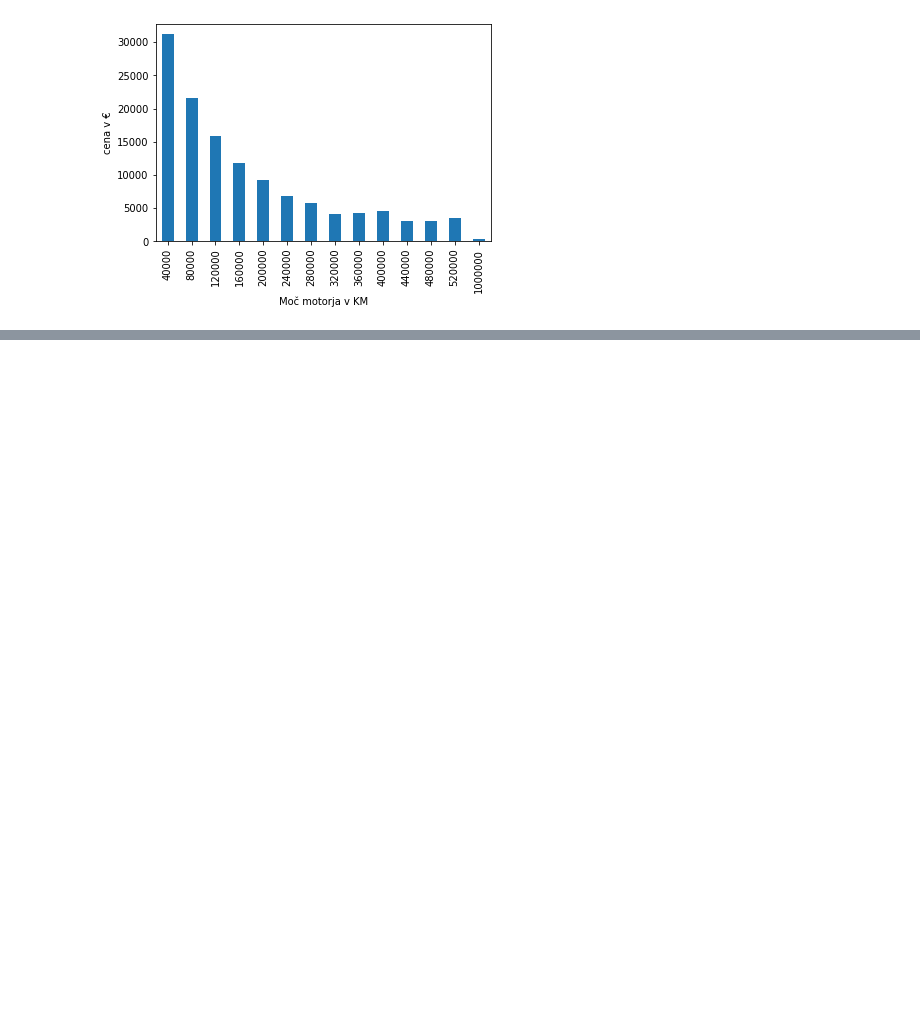
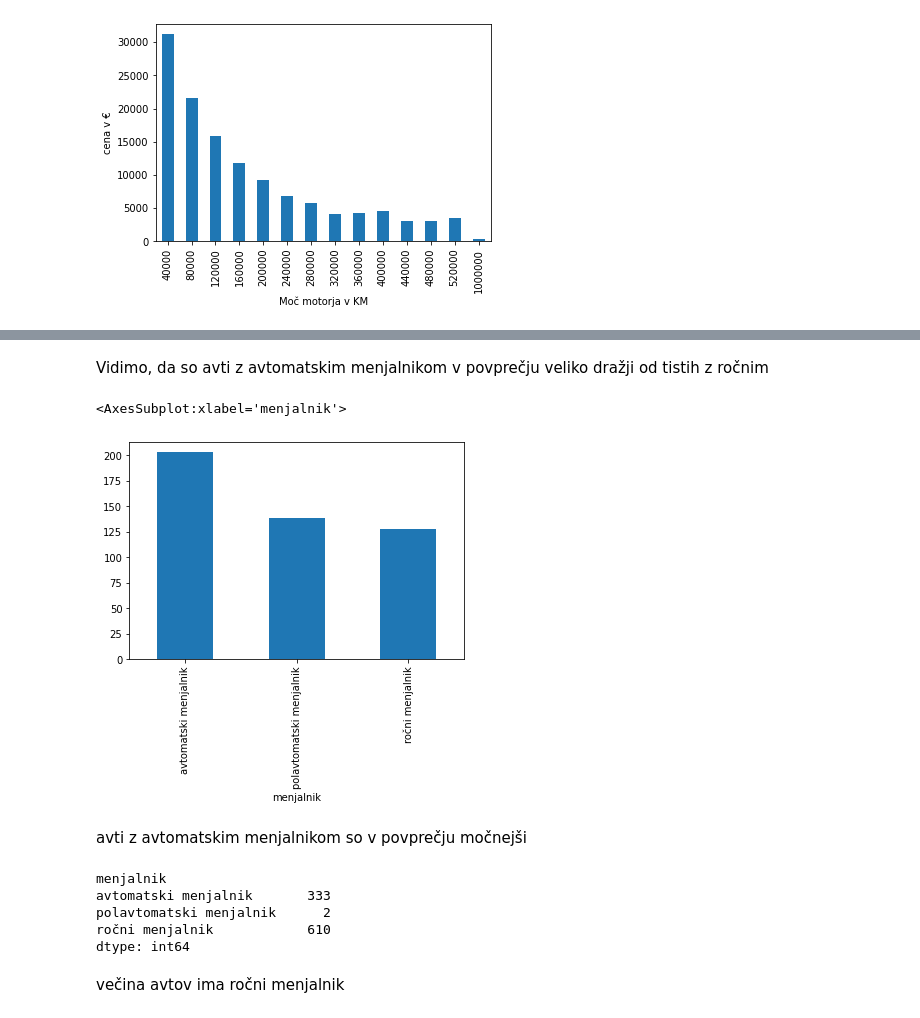
Before and after one commit to FilipBezjak/Obdelava-podatkov, a Jupyter notebook: grafi.ipynb, the cells around one changed output, grey strips where cells are left out. Drawn from its saved outputs; the diff is of its cells as text; code cells hidden in the pictures; blank space fills up the shorter version.

```diff
--- a/grafi.ipynb
+++ b/grafi.ipynb
@@ -154,0 +147,19 @@ avti5.groupby('prevozeni na 10000').cena.mean().plot.bar(xlabel='Moč motorja v
+# %% [markdown]
+Vidimo, da so avti z avtomatskim menjalnikom v povprečju veliko dražji od tistih z ročnim
+# %%
+avti.groupby('menjalnik')['moc v KM'].mean().plot.bar()
+# %% [output]
+<AxesSubplot:xlabel='menjalnik'>
+[figure, added]
+# %% [markdown]
+avti z avtomatskim menjalnikom so v povprečju močnejši
+# %%
+avti.groupby('menjalnik').size()
+# %% [output]
+menjalnik
+avtomatski menjalnik       333
+polavtomatski menjalnik      2
+ročni menjalnik            610
+dtype: int64
+# %% [markdown]
+večina avtov ima ročni menjalnik
```
Also changed, not shown: parts of 7 cells of this notebook, 1 other file.
